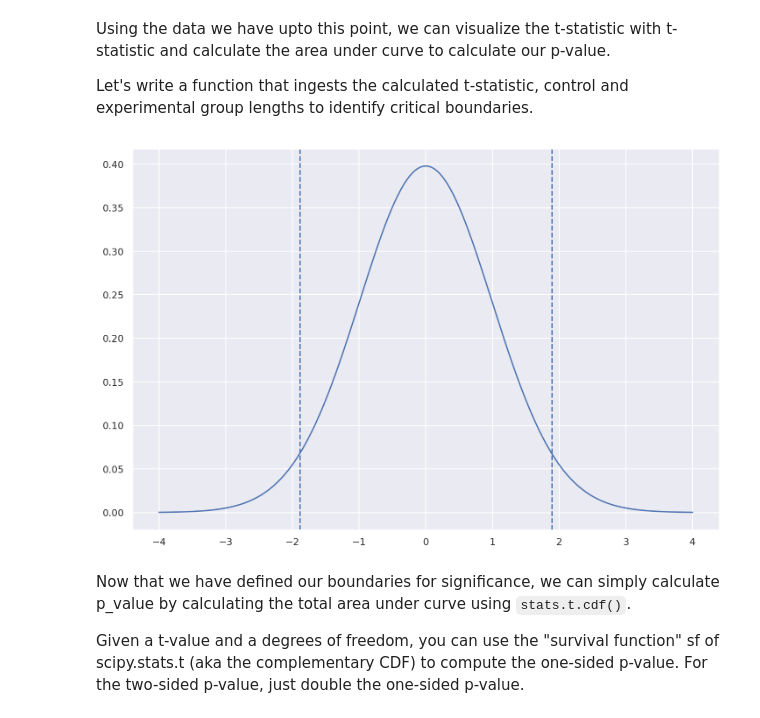
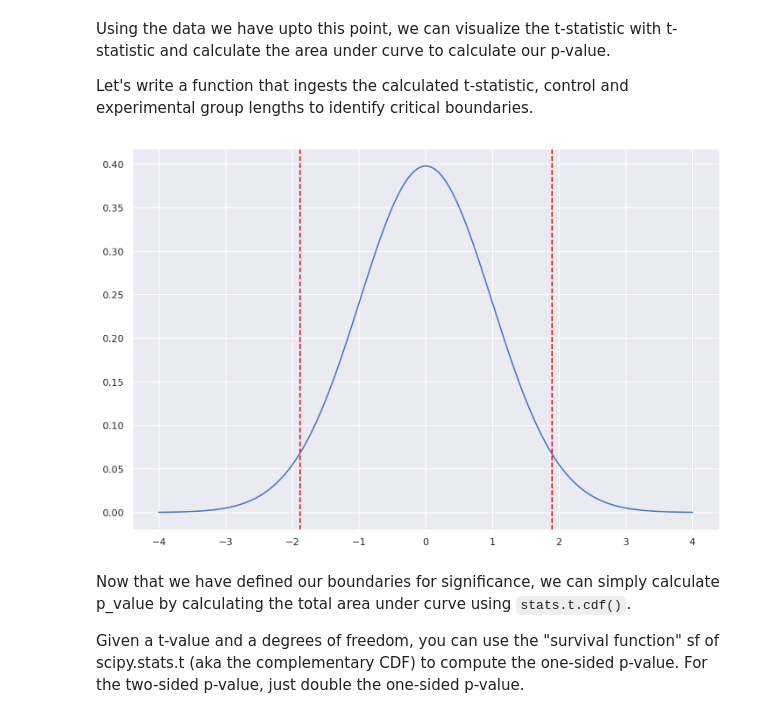
Before and after one commit to rvent/dsc-2-20-09-2-sample-t-tests-lab-nyc-ds-career-012819, a Jupyter notebook: index.ipynb, the cells around one changed output. Drawn from its saved outputs; the diff is of its cells as text; code cells hidden in the pictures.

```diff
--- a/index.ipynb
+++ b/index.ipynb
@@ -162,28 +162,28 @@ Let's write a function that ingests the calculated t-statistic, control and expe
 # %%
 # Visualize t and p_value
 
 def visualize_t(t_stat, n_control, n_experimental):
     # initialize a matplotlib "figure"
     plt.figure(figsize=(12, 8))
 
     # generate points on the x axis between -4 and 4:
     ax = np.linspace(-4, 4, 500)
 
     # use stats.t.pdf to get values on the probability density function for the t-distribution
     t_pt = stats.t.pdf(ax, df=n_experimental + n_control - 2)
 
     # Draw two sided boundary for critical-t
-    plt.axvline(t_stat, linestyle='--')
-    plt.axvline(-t_stat, linestyle='--')
+    plt.axvline(t_stat, linestyle='--', color="red")
+    plt.axvline(-t_stat, linestyle='--', color="red")
 
     plt.plot(ax, t_pt)
     return None
 
 n_control = len(ctrl)
 n_experimental = len(expr)
 visualize_t(t_stat, n_control, n_experimental)
 # %% [output]
-[figure, old version]
+[figure, new version]
 # %%
 # Visualize p_value
 
```
